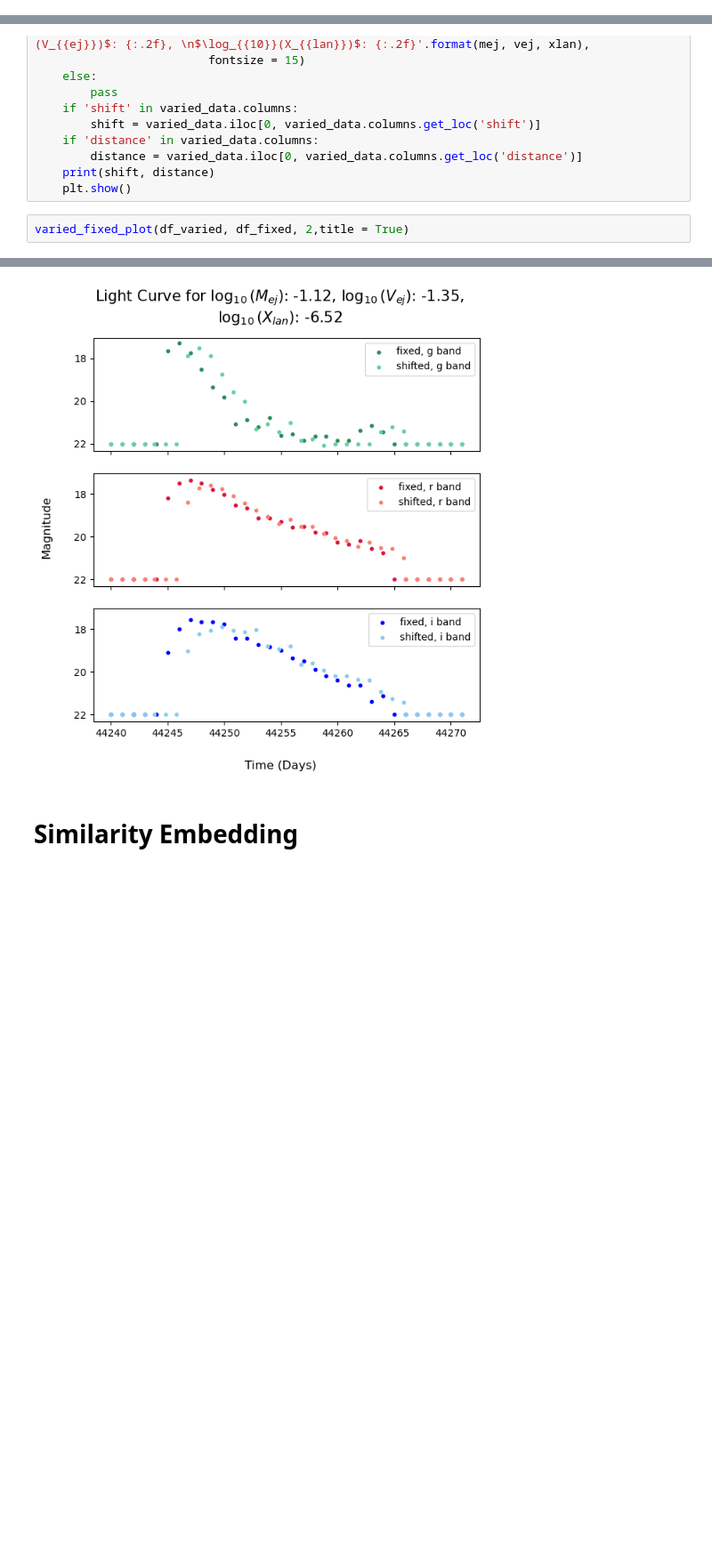
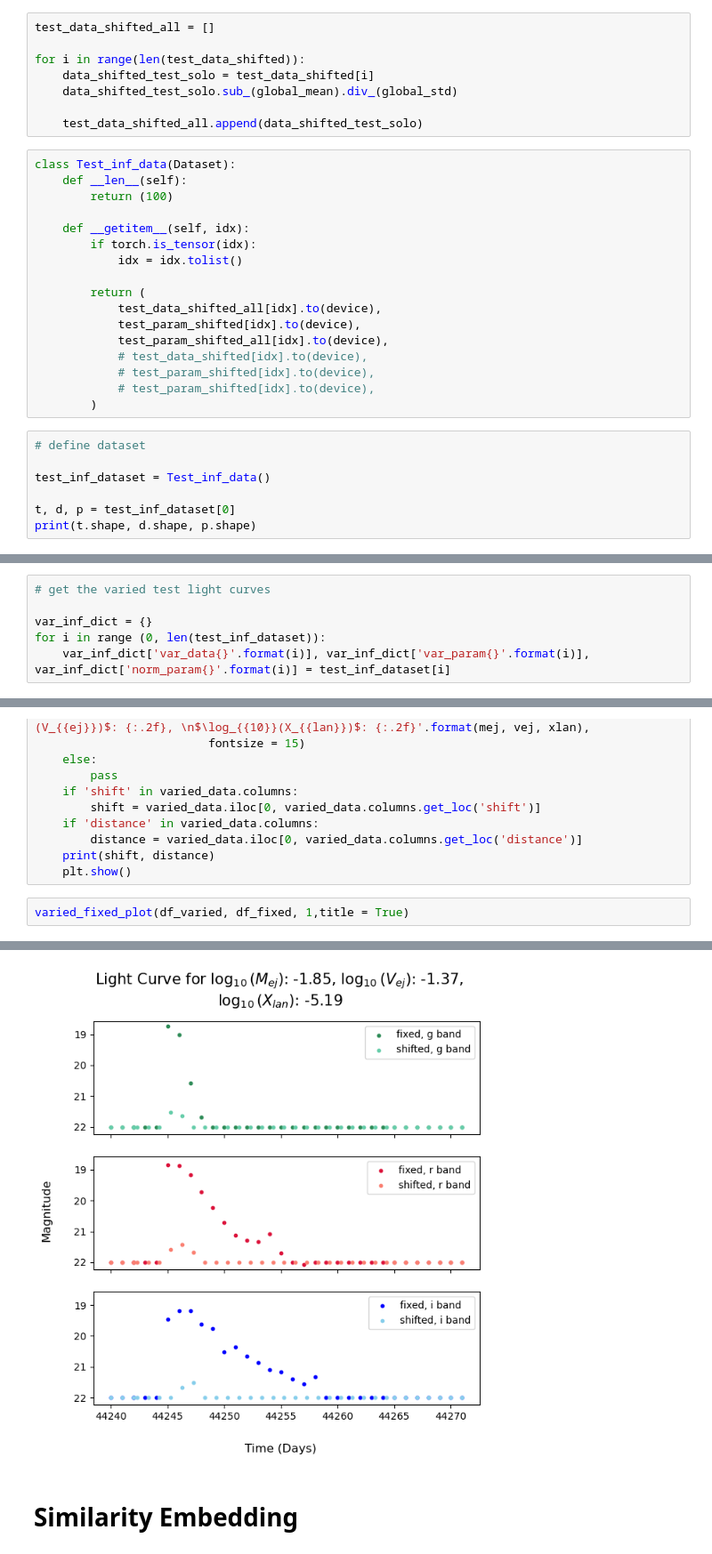
Before and after one commit to MehulGoyal22/Kilo, a Jupyter notebook: fulltutorial.ipynb, the cells around one changed output, grey strips where cells are left out. Shown at 89% size. Cells and saved outputs as stored; diff of their text form; blank space fills up the shorter version.

```diff
--- a/fulltutorial.ipynb
+++ b/fulltutorial.ipynb
@@ -1692,0 +2033,32 @@ data_shifted_test, param_shifted_test = test_df_to_tensor(df_test, 4, 200)
+# %%
+test_data_shifted_all = []
+
+for i in range(len(test_data_shifted)):
+    data_shifted_test_solo = test_data_shifted[i]
+    data_shifted_test_solo.sub_(global_mean).div_(global_std)
+
+    test_data_shifted_all.append(data_shifted_test_solo)
+# %%
+class Test_inf_data(Dataset):
+    def __len__(self):
+        return (100)
+
+    def __getitem__(self, idx):
+        if torch.is_tensor(idx):
+            idx = idx.tolist()
+
+        return (
+            test_data_shifted_all[idx].to(device),
+            test_param_shifted[idx].to(device),
+            test_param_shifted_all[idx].to(device),
+            # test_data_shifted[idx].to(device),
+            # test_param_shifted[idx].to(device),
+            # test_param_shifted[idx].to(device),
+        )
+# %%
+# define dataset
+
+test_inf_dataset = Test_inf_data()
+
+t, d, p = test_inf_dataset[0]
+print(t.shape, d.shape, p.shape)
@@ -1692,0 +2067,6 @@ data_shifted_test, param_shifted_test = test_df_to_tensor(df_test, 4, 200)
+# %%
+# get the varied test light curves
+
+var_inf_dict = {}
+for i in range (0, len(test_inf_dataset)):
+    var_inf_dict['var_data{}'.format(i)], var_inf_dict['var_param{}'.format(i)], var_inf_dict['norm_param{}'.format(i)] = test_inf_dataset[i]
@@ -1885,5 +2266,5 @@ def varied_fixed_plot(varied_df, fixed_df, sim_id, xlim_min=None, xlim_max=None,
     print(shift, distance)
     plt.show()
 # %%
-varied_fixed_plot(df_varied, df_fixed, 2,title = True)
+varied_fixed_plot(df_varied, df_fixed, 1,title = True)
 # %% [output]
@@ -1891,4 +2272,4 @@ varied_fixed_plot(df_varied, df_fixed, 2,title = True)
-[figure, old version]
+[figure, new version]
 # %% [markdown]
 # Similarity Embedding
 # %%
```
Also changed, not shown: parts of 113 cells of this notebook.
